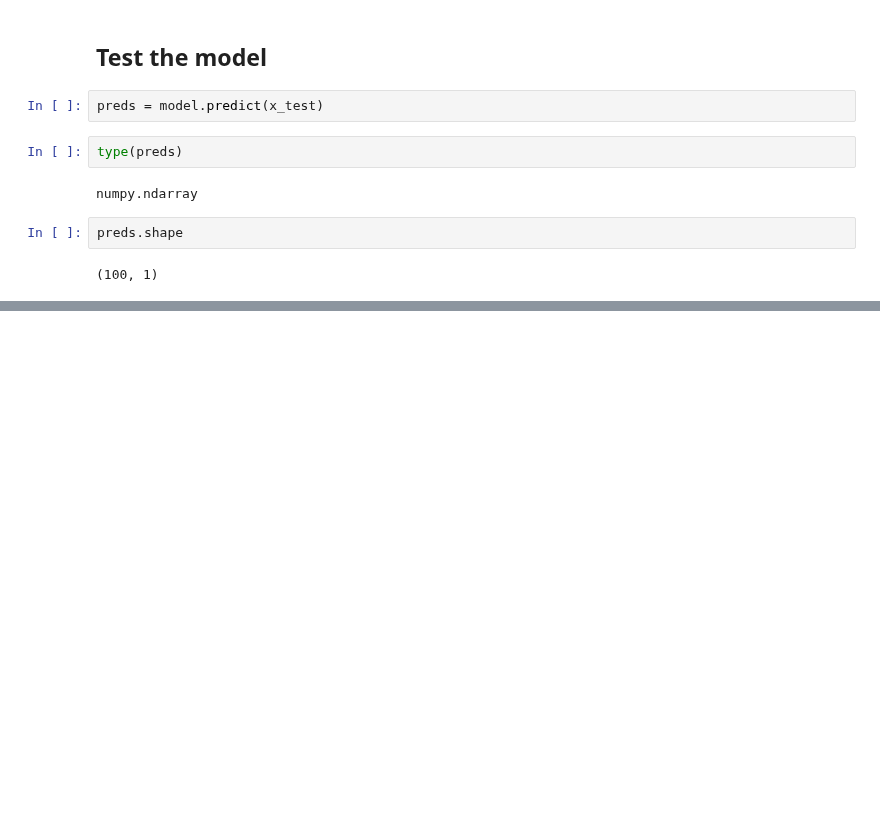
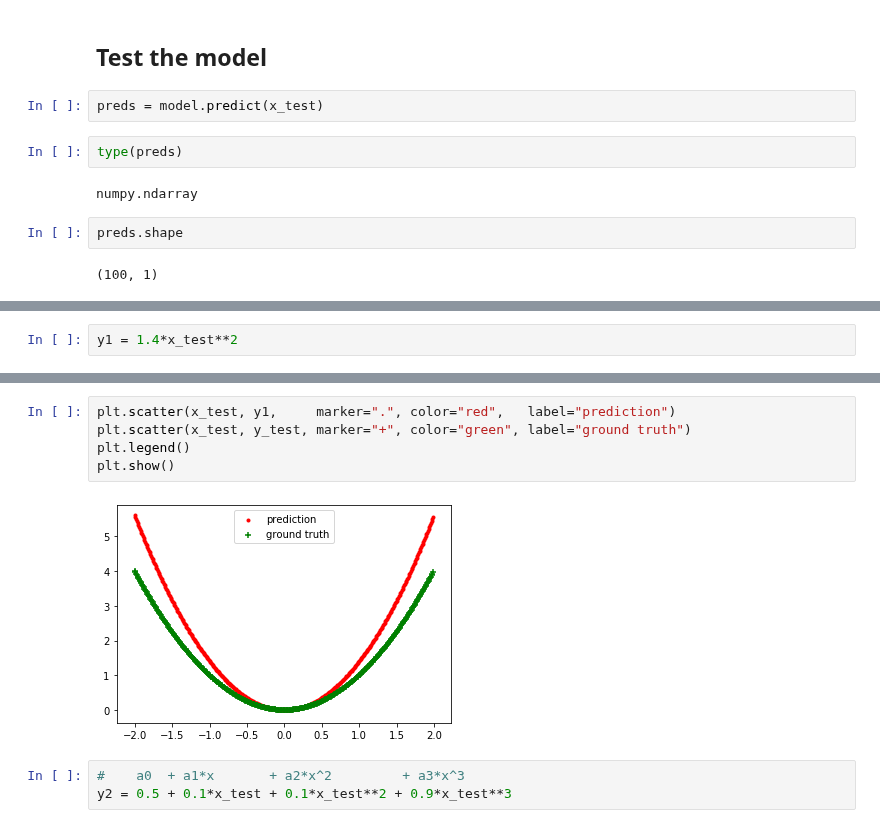
Before and after one commit to b3n3d17/DeepLearningCourse, a Jupyter notebook: 54_mlp_function_learning_test/mlp_function_learning_test.ipynb, the cells around one changed output, grey strips where cells are left out. Drawn from its saved outputs; the diff is of its cells as text; blank space fills up the shorter version.

```diff
--- a/54_mlp_function_learning_test/mlp_function_learning_test.ipynb
+++ b/54_mlp_function_learning_test/mlp_function_learning_test.ipynb
@@ -302,0 +425,2 @@ plt.show()
+# %%
+y1 = 1.4*x_test**2
@@ -302,0 +431,10 @@ plt.show()
+# %%
+plt.scatter(x_test, y1,     marker=".", color="red",   label="prediction")
+plt.scatter(x_test, y_test, marker="+", color="green", label="ground truth")
+plt.legend()
+plt.show()
+# %% [output]
+[figure, added]
+# %%
+#    a0  + a1*x       + a2*x^2         + a3*x^3
+y2 = 0.5 + 0.1*x_test + 0.1*x_test**2 + 0.9*x_test**3
```
Also changed, not shown: parts of 27 cells of this notebook.
